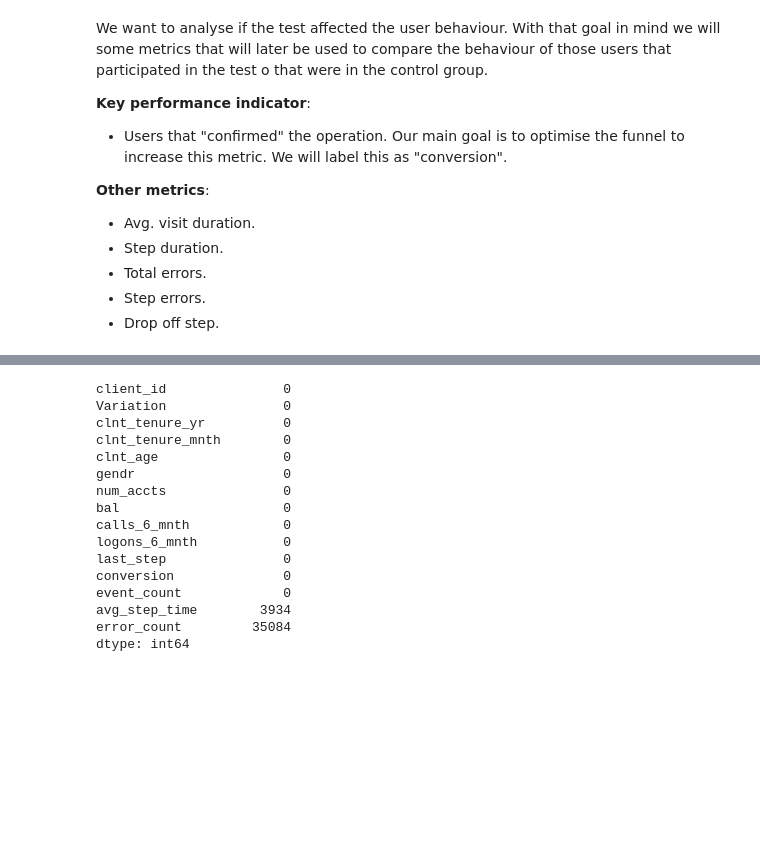
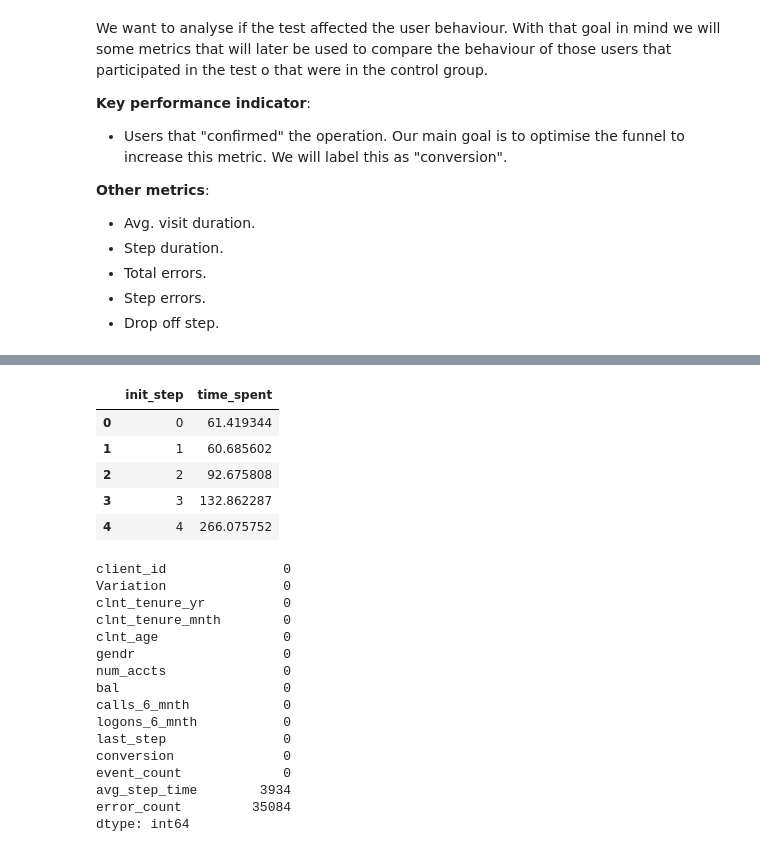
Before and after one commit to almudenamcastro/ironhack-w5-EDA, a Jupyter notebook: notebooks/main.ipynb, the cells around one changed output, grey strips where cells are left out. Cells and saved outputs as stored; diff of their text form; code cells hidden in the pictures; blank space fills up the shorter version.

```diff
--- a/notebooks/main.ipynb
+++ b/notebooks/main.ipynb
@@ -388,6 +388,20 @@ events.head()
 | 2 | 9056452 | 306992881_89423906595 | 1000165_4190026492_760066 | start | 2017-06-04 01:07:29 | 2017-06-04 01:07:32 | 3.0 | 0 | 1.0 | ... |
 | 3 | 9056452 | 306992881_89423906595 | 1000165_4190026492_760066 | step_1 | 2017-06-04 01:07:32 | 2017-06-04 01:07:56 | 24.0 | 1 | 2.0 | ... |
 | 4 | 9056452 | 306992881_89423906595 | 1000165_4190026492_760066 | step_2 | 2017-06-04 01:07:56 | 2017-06-04 01:09:13 | 77.0 | 2 | 3.0 | ... |
+# %%
+df_clean = events.dropna(subset=['time_spent', 'init_step', 'progress'])
+
+# Calcular la media de 'time_spent' agrupando por 'init_step' y 'progress'
+media_tiempo = df_clean.groupby(['init_step'])['time_spent'].mean().reset_index()
+# %%
+media_tiempo
+# %% [output]
+|  | init_step | time_spent |
+| 0 | 0 | 61.419344 |
+| 1 | 1 | 60.685602 |
+| 2 | 2 | 92.675808 |
+| 3 | 3 | 132.862287 |
+| 4 | 4 | 266.075752 |
 # %%
 # We will now add the client demographic info and calculate metrics per client.
 
```
Also changed, not shown: parts of 9 cells of this notebook.
